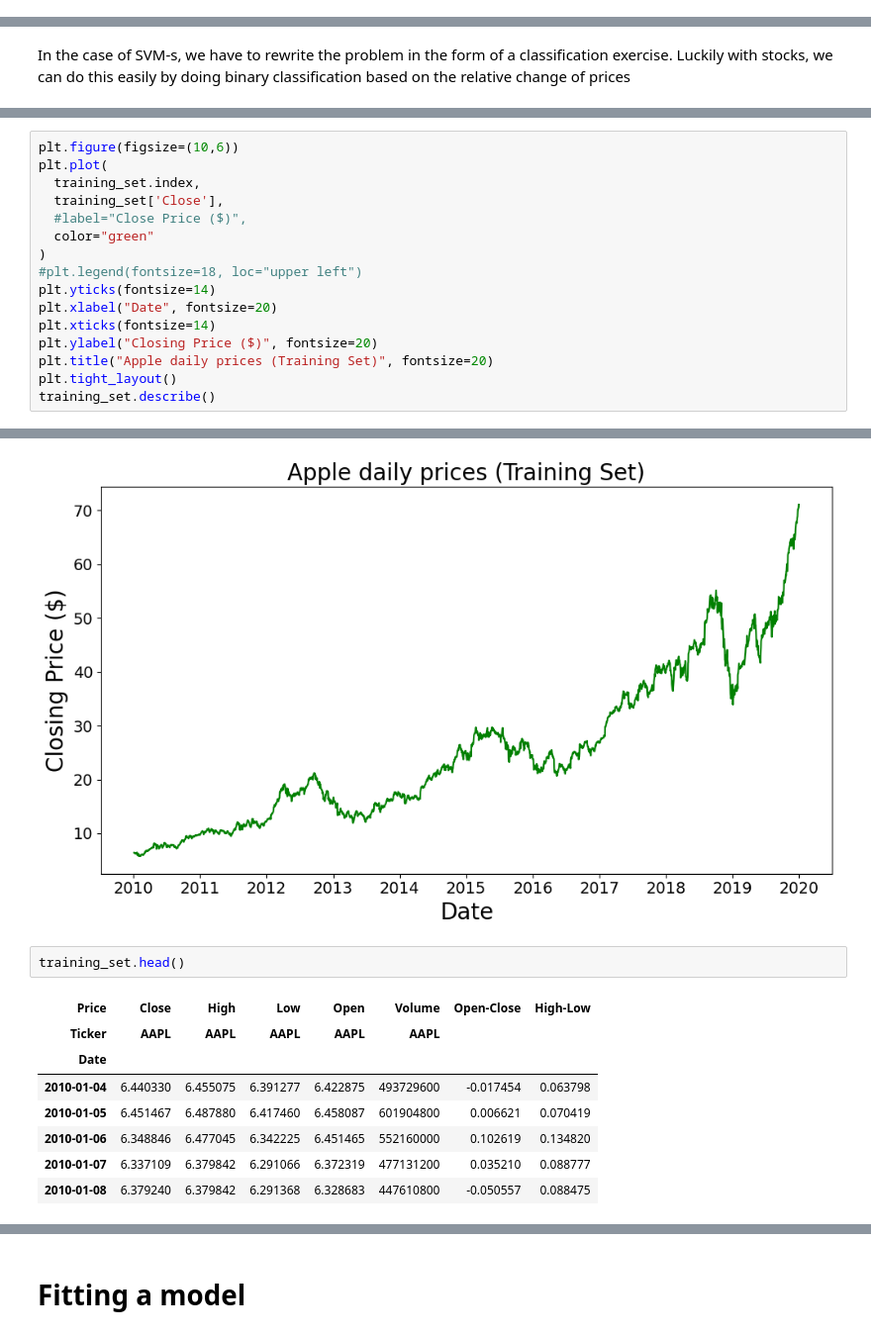
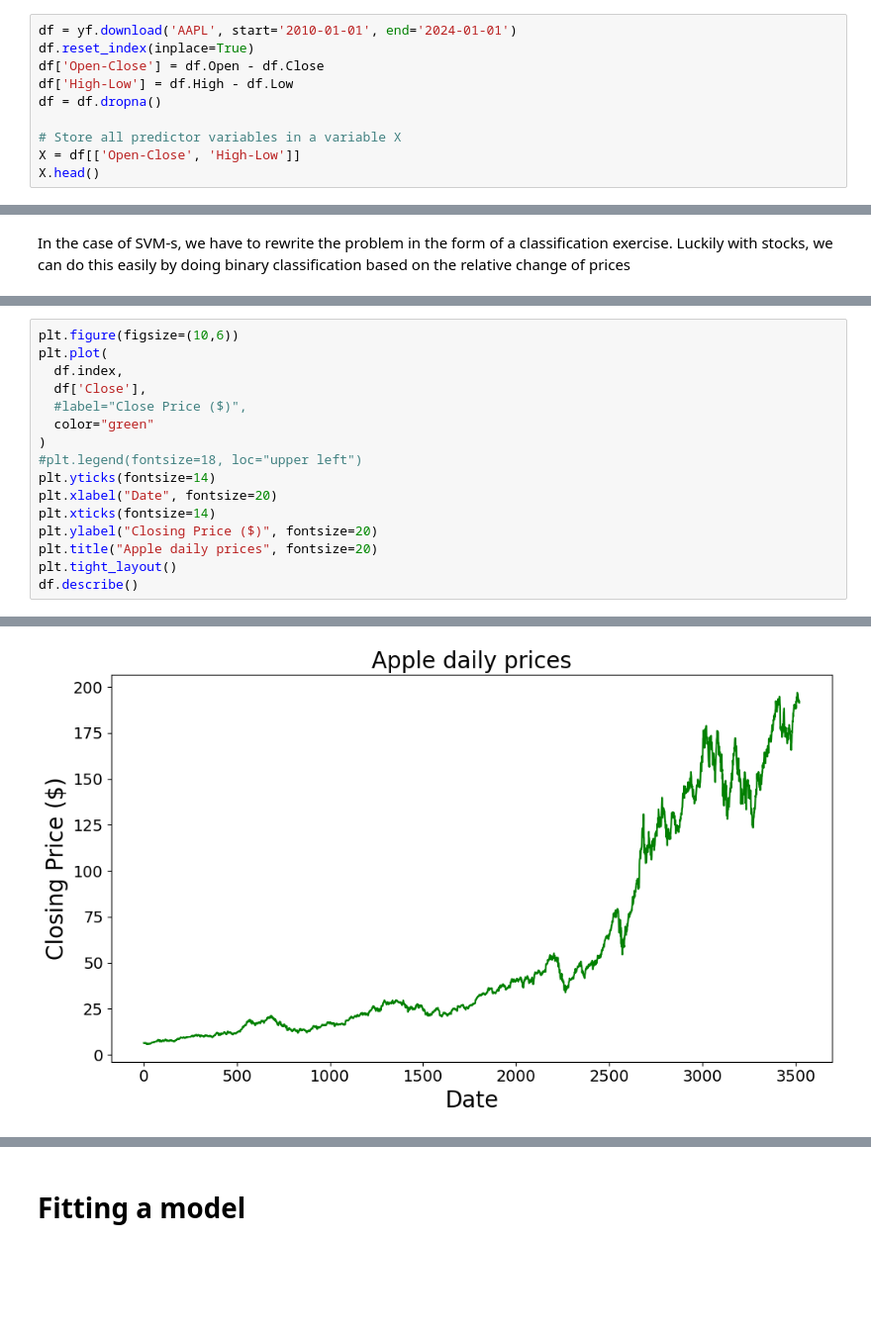
Before and after one commit to martinsandor707/Geometric_DataAnalysis, a Jupyter notebook: svm.ipynb, the cells around one changed output, grey strips where cells are left out. Shown: that part at 99% size. Saved outputs shown, nothing was run; the diff lists cells and outputs as text; blank space fills up the shorter version.

```diff
--- a/svm.ipynb
+++ b/svm.ipynb
@@ -30,0 +11,10 @@ test_set_classes = np.where(test_set['Close'].shift(-1) > test_set['Close'], 1,
+# %%
+df = yf.download('AAPL', start='2010-01-01', end='2024-01-01')
+df.reset_index(inplace=True)
+df['Open-Close'] = df.Open - df.Close
+df['High-Low'] = df.High - df.Low
+df = df.dropna()
+
+# Store all predictor variables in a variable X
+X = df[['Open-Close', 'High-Low']]
+X.head()
@@ -33,8 +45,8 @@ In the case of SVM-s, we have to rewrite the problem in the form of a classifica
 # %%
 plt.figure(figsize=(10,6))
 plt.plot(
-  training_set.index,
-  training_set['Close'],
+  df.index,
+  df['Close'],
   #label="Close Price ($)",
   color="green"
 )
@@ -43,7 +55,7 @@ plt.yticks(fontsize=14)
 plt.xlabel("Date", fontsize=20)
 plt.xticks(fontsize=14)
 plt.ylabel("Closing Price ($)", fontsize=20)
-plt.title("Apple daily prices (Training Set)", fontsize=20)
+plt.title("Apple daily prices", fontsize=20)
 plt.tight_layout()
-training_set.describe()
+df.describe()
 # %% [output]
@@ -60,12 +72 @@ training_set.describe()
-[figure, old version]
+[figure, new version]
-# %%
-training_set.head()
-# %% [output]
-| Price | Close | High | Low | Open | Volume | Open-Close | High-Low |
-| Ticker | AAPL | AAPL | AAPL | AAPL | AAPL |  |  |
-| Date |  |  |  |  |  |  |  |
-| 2010-01-04 | 6.440330 | 6.455075 | 6.391277 | 6.422875 | 493729600 | -0.017454 | 0.063798 |
-| 2010-01-05 | 6.451467 | 6.487880 | 6.417460 | 6.458087 | 601904800 | 0.006621 | 0.070419 |
-| 2010-01-06 | 6.348846 | 6.477045 | 6.342225 | 6.451465 | 552160000 | 0.102619 | 0.134820 |
-| 2010-01-07 | 6.337109 | 6.379842 | 6.291066 | 6.372319 | 477131200 | 0.035210 | 0.088777 |
-| 2010-01-08 | 6.379240 | 6.379842 | 6.291368 | 6.328683 | 447610800 | -0.050557 | 0.088475 |
```
Also changed, not shown: parts of 26 cells of this notebook, 1 other file.
